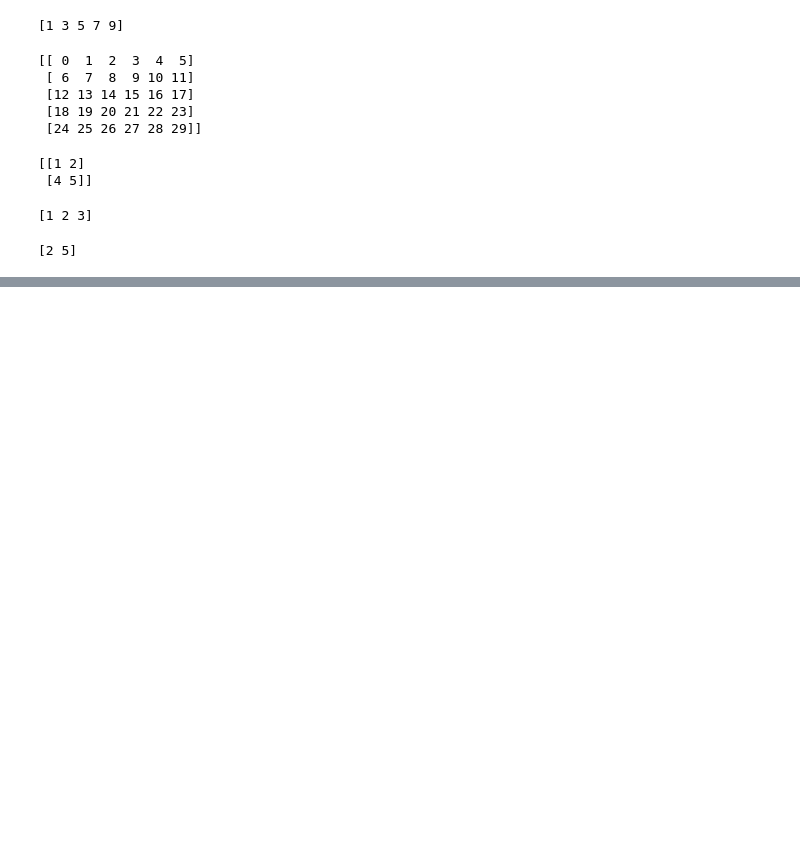
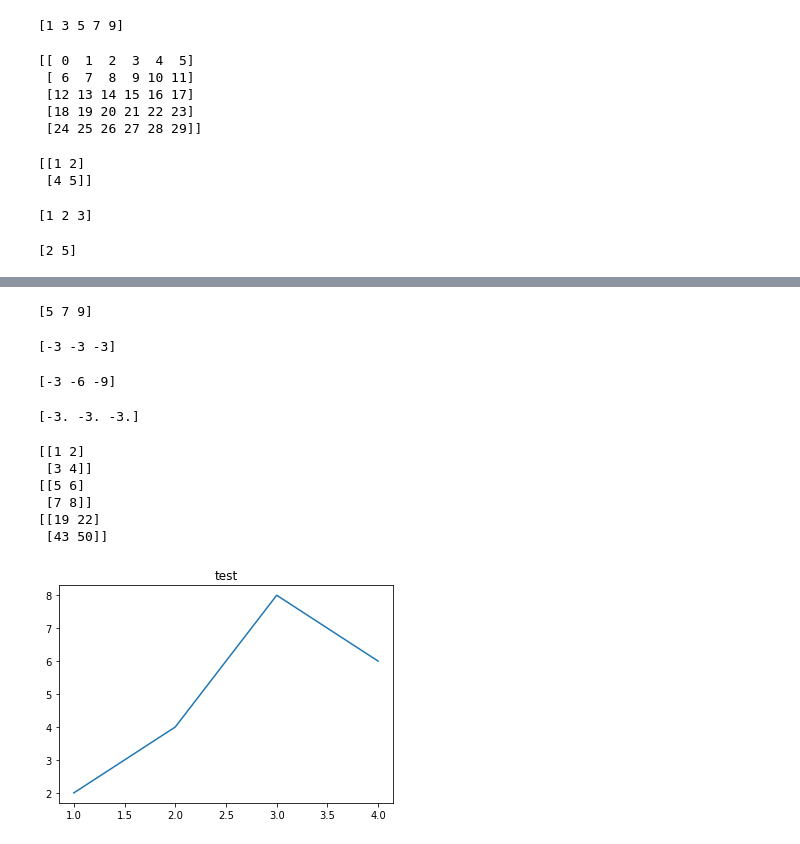
Before and after one commit to cateto/python4NLP, a Jupyter notebook: colab/intro_datastructure.ipynb, the cells around one changed output, grey strips where cells are left out. Cells and saved outputs as stored; diff of their text form; code cells hidden in the pictures; blank space fills up the shorter version.

```diff
--- a/colab/intro_datastructure.ipynb
+++ b/colab/intro_datastructure.ipynb
@@ -252,0 +259,45 @@ print(b)
+# %%
+x = np.array([1,2,3])
+y = np.array([4,5,6])
+b = x + y
+print(b)
+# %% [output]
+[5 7 9]
+# %%
+b = x - y
+print(b)
+# %% [output]
+[-3 -3 -3]
+# %%
+b = b * x
+print(b)
+# %% [output]
+[-3 -6 -9]
+# %%
+b = b / x
+print(b)
+# %% [output]
+[-3. -3. -3.]
+# %%
+a = np.array([[1,2],[3,4]])
+print(a)
+b = np.array([[5,6],[7,8]])
+print(b)
+c = np.dot(a, b) # 벡터와 행렬의 곱 또는 행렬 곱을 위해서 dot()을 사용한다.
+print(c)
+# %% [output]
+[[1 2]
+ [3 4]]
+[[5 6]
+ [7 8]]
+[[19 22]
+ [43 50]]
+# %%
+%matplotlib inline
+import matplotlib.pyplot as plt
+
+plt.title('test')
+plt.plot([1,2,3,4],[2,4,8,6])
+plt.show()
+# %% [output]
+[figure, added]
```
Also changed, not shown: parts of 1 cell of this notebook.
